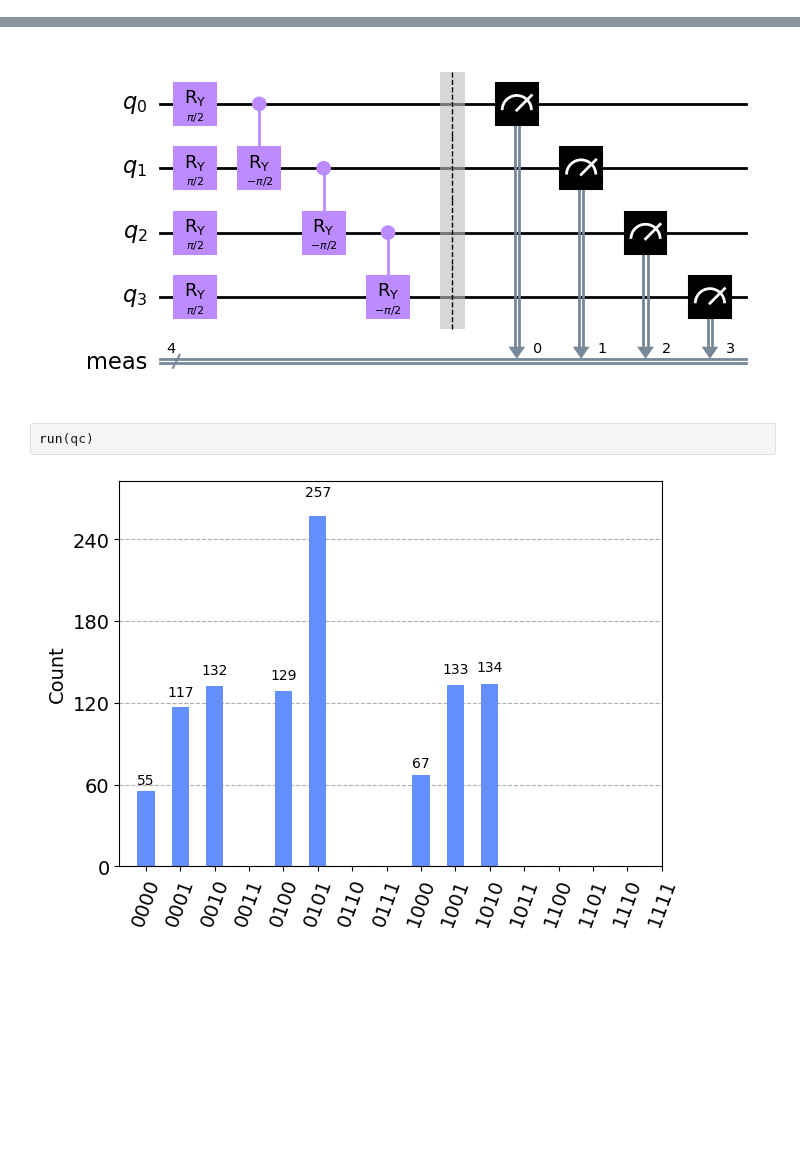
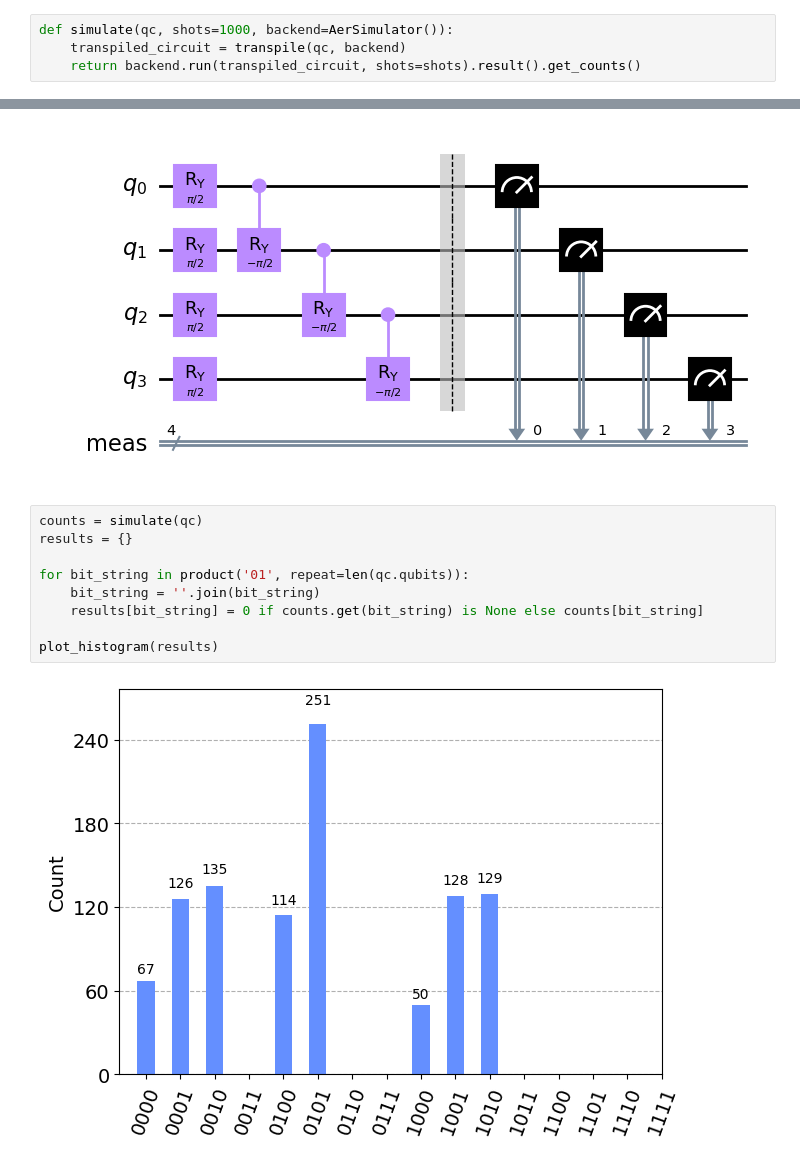
Before and after one commit to Dpbm/scientific-research-1-quantum-oracles, a Jupyter notebook: code/fibonnaci.ipynb, the cells around one changed output, grey strips where cells are left out. Cells and saved outputs as stored; diff of their text form; blank space fills up the shorter version.

```diff
--- a/code/fibonnaci.ipynb
+++ b/code/fibonnaci.ipynb
@@ -20,3 +11,7 @@ def run(qc, shots=1024):
+# %%
+def simulate(qc, shots=1000, backend=AerSimulator()):
+    transpiled_circuit = transpile(qc, backend)
+    return backend.run(transpiled_circuit, shots=shots).result().get_counts()
 # %%
 def fibonacci(n):
     qc = QuantumCircuit(n)
@@ -33,6 +28,13 @@ qc.draw('mpl')
 # %% [output]
 [figure]
 # %%
-run(qc)
+counts = simulate(qc)
+results = {}
+
+for bit_string in product('01', repeat=len(qc.qubits)):
+    bit_string = ''.join(bit_string)
+    results[bit_string] = 0 if counts.get(bit_string) is None else counts[bit_string]
+
+plot_histogram(results)
 # %% [output]
-[figure, old version]
+[figure, new version]
```
Also changed, not shown: parts of 9 cells of this notebook, 1 other file.
